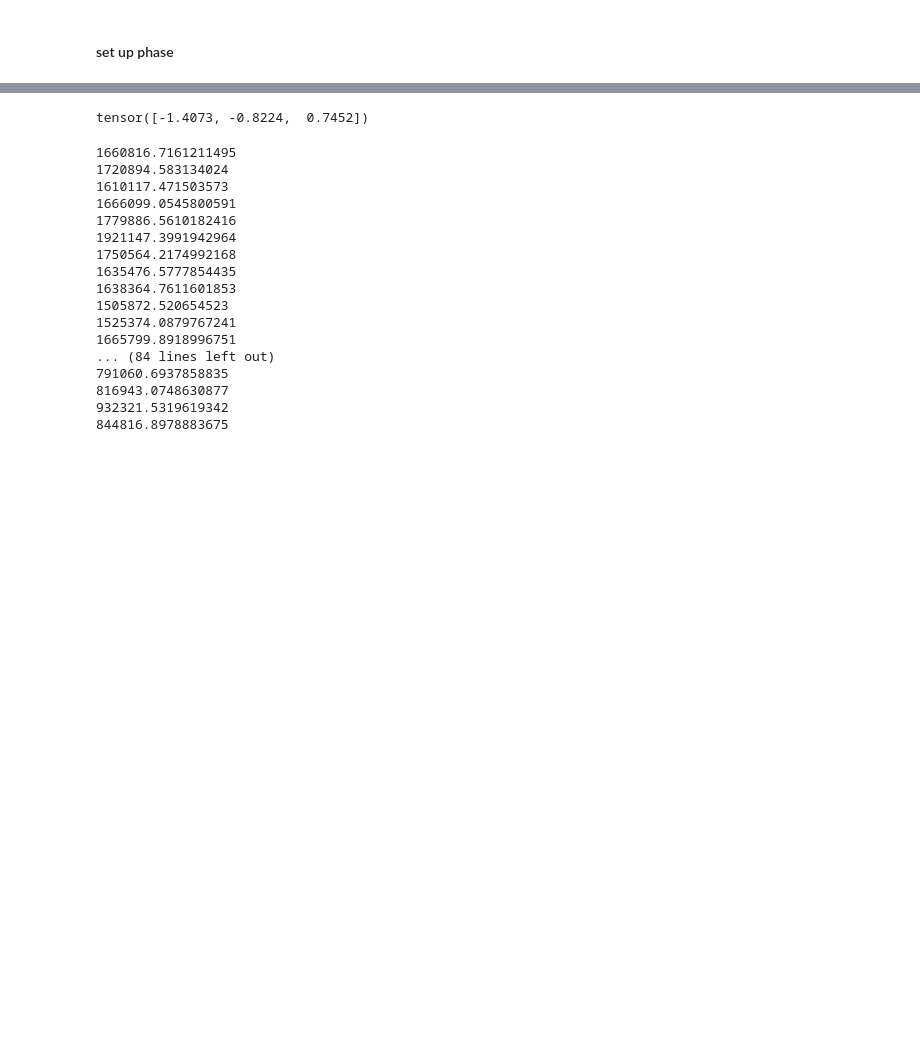
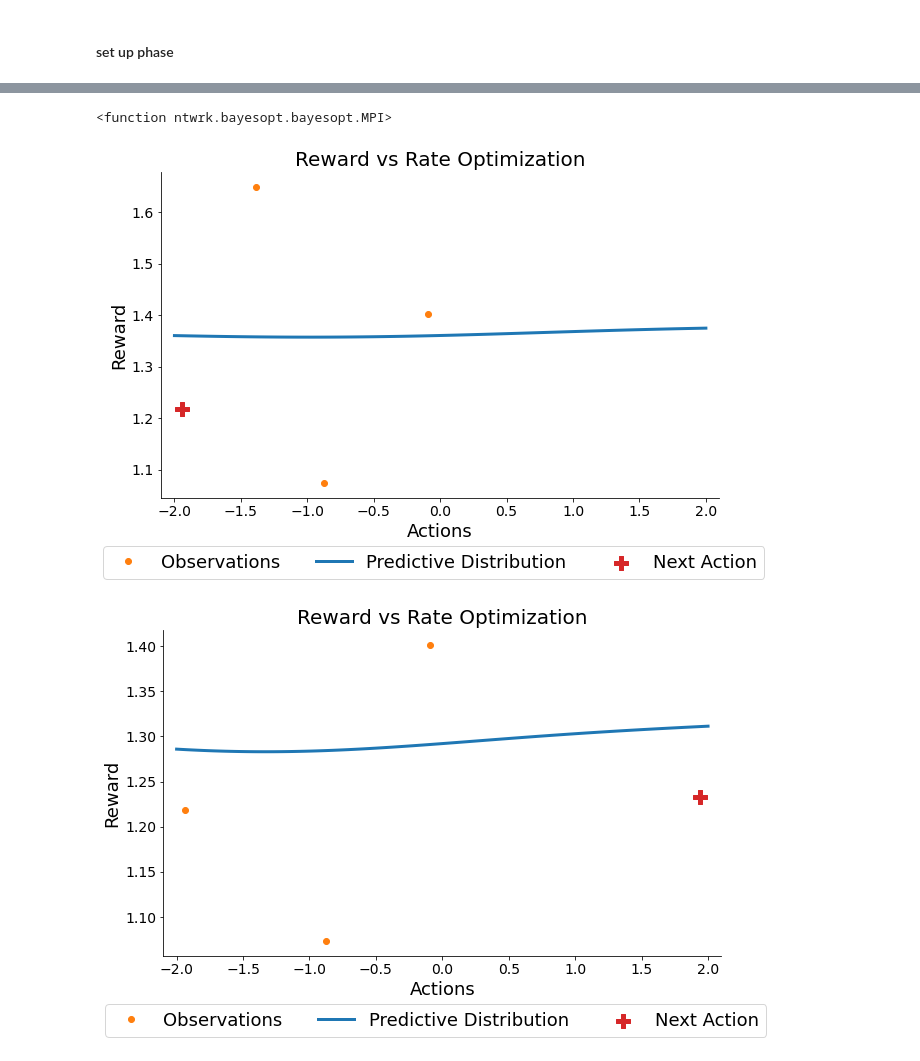
Before and after one commit to g-benton/PCC-RL, a Jupyter notebook: Notebooks/bayes_opt_interface.ipynb, the cells around one changed output, grey strips where cells are left out. Drawn from its saved outputs; the diff is of its cells as text; code cells hidden in the pictures; blank space fills up the shorter version.

```diff
--- a/Notebooks/bayes_opt_interface.ipynb
+++ b/Notebooks/bayes_opt_interface.ipynb
@@ -24,5 +24,3 @@ Getting min obs for ['sent latency inflation', 'latency ratio', 'send ratio']
 Reward: 0.00, Ewma Reward: 0.00
 array([0., 1., 1., 0., 1., 1., 0., 1., 1., 0., 1., 1., 0., 1., 1., 0., 1.,
        1., 0., 1., 1., 0., 1., 1., 0., 1., 1., 0., 1., 1.])
-# %%
-step_output = env.step(torch.randn(1))
@@ -60,2 +36,0 @@ env.senders[0].get_run_data().get("recv rate")
-# %%
-output = env.step(dd.unsqueeze(-1))
@@ -76,39 +37,61 @@ plt.show()
-# %%
-deltas
-# %% [output]
-tensor([-1.4073, -0.8224,  0.7452])
 # %%
-bo = BayesOpt(deltas, rwrds, normalize=True, max_delta=max_jump, acquisition=expected_improvement)
+bo = BayesOpt(deltas, rwrds, normalize=False,
+              max_delta=max_jump, acquisition=MPI)
+# %%
+bo.acquisition
+# %% [output]
+<function ntwrk.bayesopt.bayesopt.MPI>
+# %%
+import seaborn as sns
+colors = sns.color_palette()
+marksize = 12
+tick_fs = 14
+label_fs = 18
+title_fs = 20
+test_act = torch.linspace(-max_jump, max_jump)
+lwd = 3
 # %%
-rnds = 100
+rnds = 10
 saved_rwrds = torch.zeros(rnds)
 saved_deltas = torch.zeros(rnds)
 test_points = torch.linspace(-max_jump, max_jump)
 # test_points = torch.arange(1, 1000).float().div(max_x)
 for ii in range(rnds):
-    bo.train_surrogate(iters=200, overwrite=True)
-    next_rate = bo.acquire(explore=0.01).unsqueeze(0)
+    bo.train_surrogate(iters=400, overwrite=True)
+    next_rate = bo.acquire().unsqueeze(0)
 #     print(next_rate.shape)
 #     print("next rate = ", next_rate)
     rwrd = torch.tensor(env.step(next_rate)[1]).unsqueeze(0)
     saved_rwrds[ii] = rwrd.item()
-    print(env.senders[0].get_run_data().get("recv rate"))
+#     print(env.senders[0].get_run_data().get("recv rate"))
     bo.update_obs(next_rate, rwrd, max_obs=4)
+
+
+
+
+    plt.figure(figsize=(10, 6))
+    plt.plot(bo.train_x[:-1], bo.train_y[:-1], marker=".", linestyle="None",
+            label="Observations", color=colors[1], markersize=marksize)
+
+    pred_dist = bo.get_pred_dist(test_act, compute_cov=True)
+    plt.plot(test_points, pred_dist.mean.detach(), label="Predictive Distribution",
+            linewidth=lwd)
+#     lower, upper = pred_dist.confidence_region()
+#     plt.fill_between(test_act, lower.detach(), upper.detach())
+#     plt.scatter(rate_history[rnd, -1], rwrd_history[rnd, -1], marker="P",s=200,
+#         label="Next Query", linestyle="None", color=colors[2])
+    plt.scatter(bo.train_x[-1], bo.train_y[-1], marker='P', s=200,
+               color=colors[3], label="Next Action")
+    plt.tick_params(labelsize=tick_fs)
+    plt.title("Reward vs Rate Optimization", fontsize=title_fs)
+    plt.xlabel("Actions", fontsize=label_fs)
+    plt.ylabel("Reward", fontsize=label_fs)
+    plt.legend(loc='upper left', fontsize=label_fs, bbox_to_anchor=(-0.12, -0.12),
+              ncol=3)
+    sns.despine()
+#     plt.ylim(-1.5, 1.5)
+    plt.xlim(-max_jump-0.1, max_jump+0.1)
+    plt.show()
 # %% [output]
-1660816.7161211495
-1720894.583134024
-1610117.471503573
-1666099.0545800591
-1779886.5610182416
-1921147.3991942964
-1750564.2174992168
-1635476.5777854435
-1638364.7611601853
-1505872.520654523
-1525374.0879767241
-1665799.8918996751
-... (84 lines left out)
-791060.6937858835
-816943.0748630877
-932321.5319619342
-844816.8978883675
+[figure, added]
+[figure, added]
```
Also changed, not shown: parts of 10 cells of this notebook, 3 other files.
